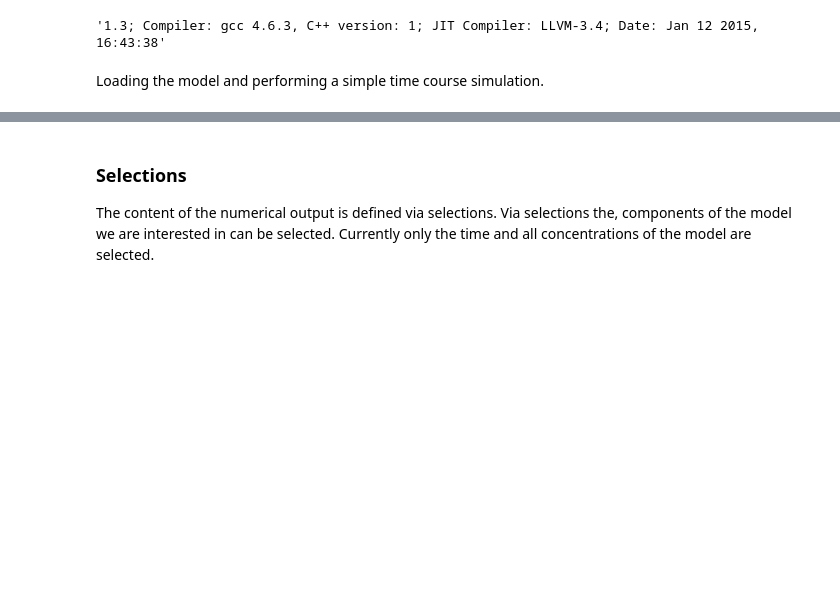
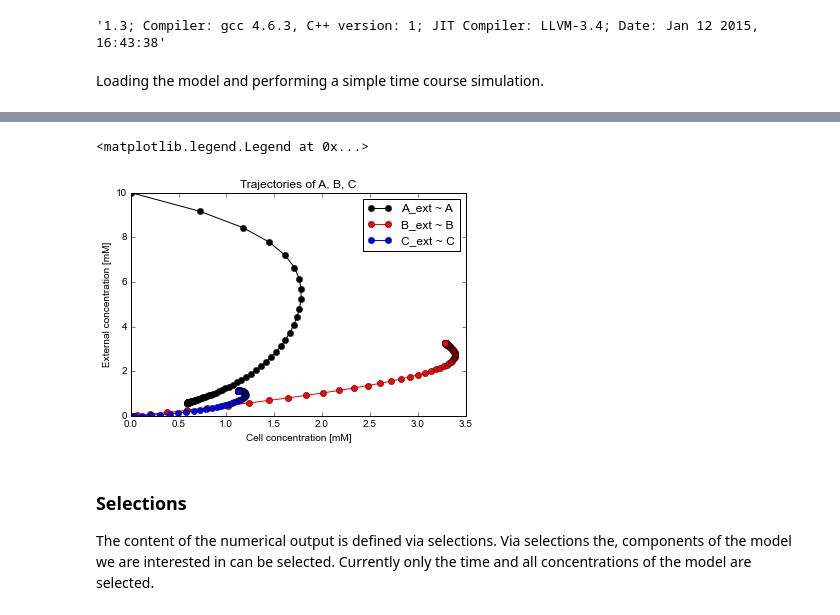
Before and after one commit to jingyayeah/multiscale-galactose, a Jupyter notebook: python/simulator/examples/demo/01_demo_simple.ipynb, the cells around one changed output, grey strips where cells are left out. Drawn from its saved outputs; the diff is of its cells as text; code cells hidden in the pictures; blank space fills up the shorter version.

```diff
--- a/python/simulator/examples/demo/01_demo_simple.ipynb
+++ b/python/simulator/examples/demo/01_demo_simple.ipynb
@@ -201,3 +195,15 @@ rr.simulate(0,20, 100, plot=True)
+# %%
+# plot some concentrations against each other
+plt.plot(result['[A]'], result['[A_ext]'], '-o', color='black', label="A_ext ~ A")
+plt.plot(result['[B]'], result['[B_ext]'], '-o', color='red', label="B_ext ~ B")
+plt.plot(result['[C]'], result['[C_ext]'], '-o', color='blue', label="C_ext ~ C")
+plt.xlabel('Cell concentration [mM]')
+plt.ylabel('External concentration [mM]')
+plt.title('Trajectories of A, B, C')
+plt.legend()
+# %% [output]
+<matplotlib.legend.Legend at 0x...>
+[figure, added]
 # %% [markdown]
 ### Selections
 
```
Also changed, not shown: parts of 25 cells of this notebook, 24 other files.
